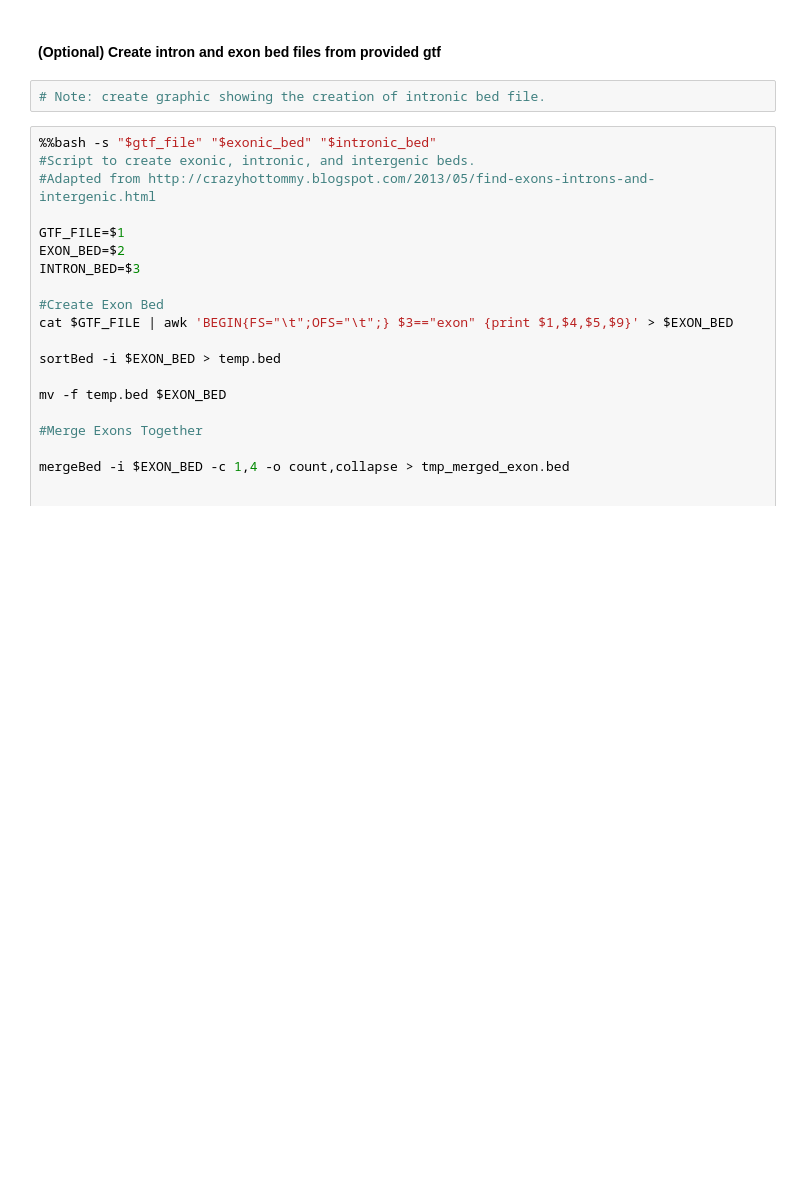
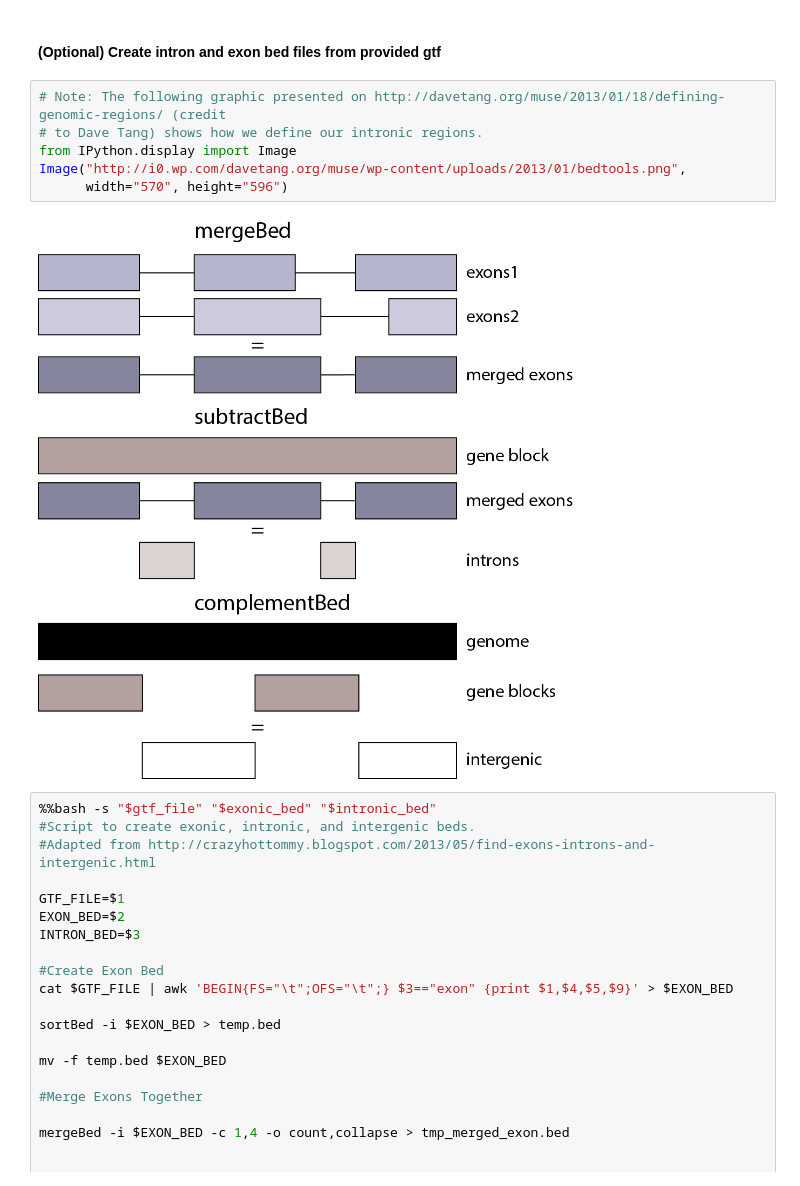
Before and after one commit to Schork-Lab/np_single_nucleus_rnaseq, a Jupyter notebook: data_analysis.ipynb, the cells around one changed output. Drawn from its saved outputs; the diff is of its cells as text; blank space fills up the shorter version.

Commit message:
Added graphic from http://davetang.org/muse/2013/01/18/defining-genomic-regions/ to show how intronic regions are formulated

```diff
--- a/data_analysis.ipynb
+++ b/data_analysis.ipynb
@@ -286,8 +286,14 @@ genomeCoverageBed -ibam sample_name.tophat.bam -bg -trackline -split -g > sample
 Alternatively, one can also use IGV (http://www.broadinstitute.org/igv/) to view the bam file.
 # %% [markdown]
 #### (Optional) Create intron and exon bed files from provided gtf
-# %%
-# Note: create graphic showing the creation of intronic bed file.
+# %%
+# Note: The following graphic presented on http://davetang.org/muse/2013/01/18/defining-genomic-regions/ (credit
+# to Dave Tang) shows how we define our intronic regions.
+from IPython.display import Image
+Image("http://i0.wp.com/davetang.org/muse/wp-content/uploads/2013/01/bedtools.png",
+      width="570", height="596")
+# %% [output]
+[figure, added]
 # %%
 %%bash -s "$gtf_file" "$exonic_bed" "$intronic_bed"
 #Script to create exonic, intronic, and intergenic beds.
```
